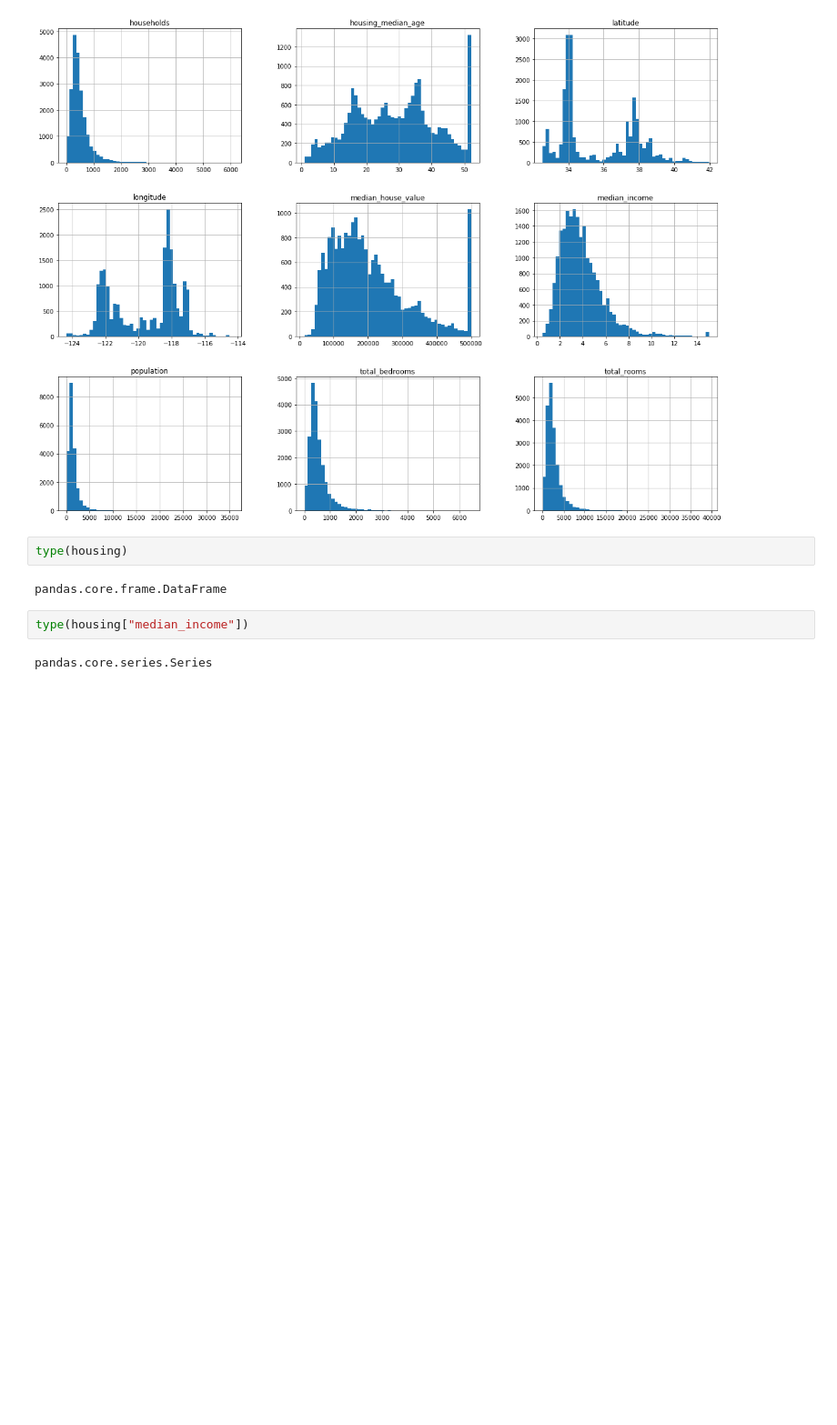
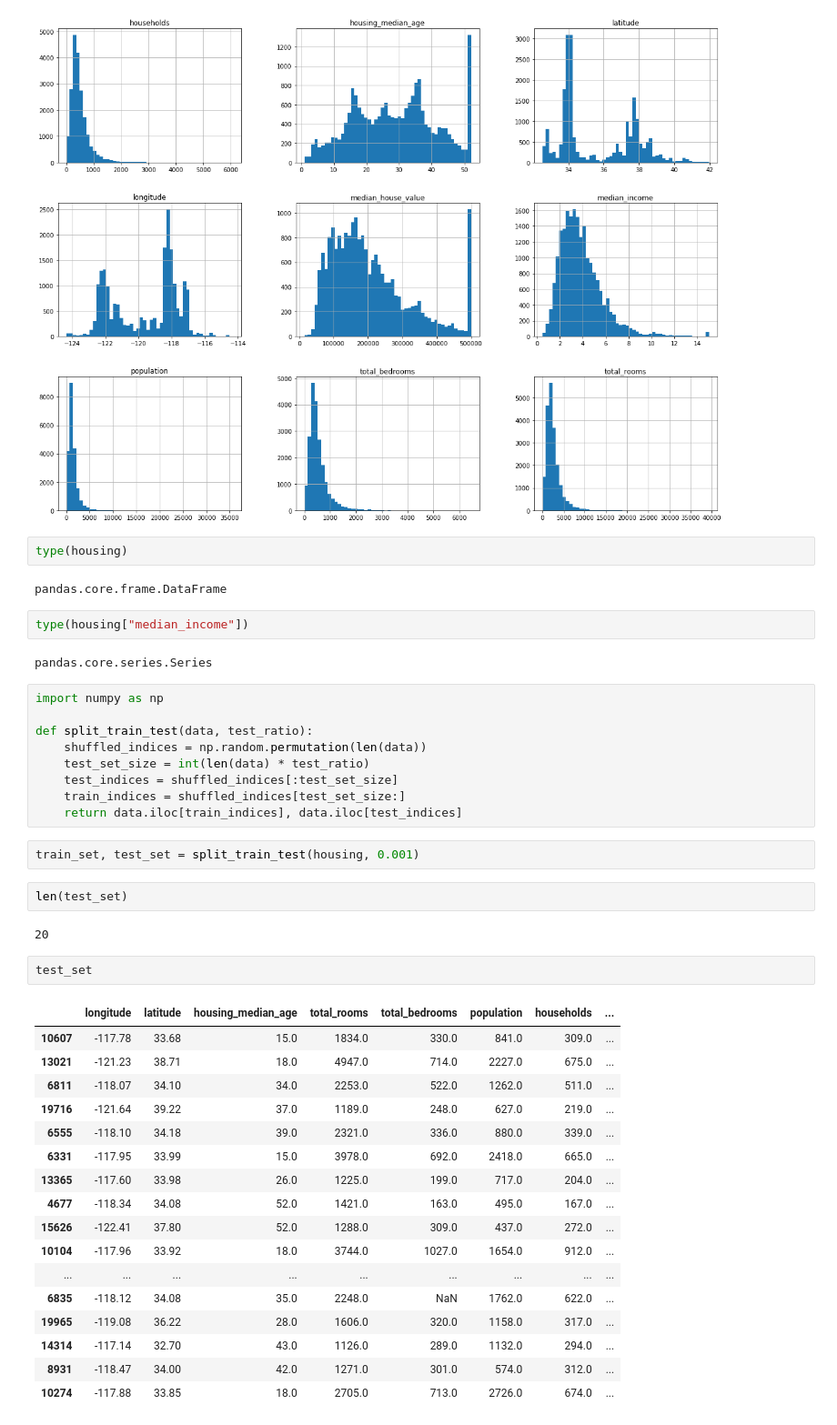
Before and after one commit to chetnashah/mlnotes, a Jupyter notebook: handson-ml.ipynb, the cells around one changed output. Shown: that part at 91% size. Drawn from its saved outputs; the diff is of its cells as text; blank space fills up the shorter version.

```diff
--- a/handson-ml.ipynb
+++ b/handson-ml.ipynb
@@ -166,3 +130,38 @@ pandas.core.frame.DataFrame
 type(housing["median_income"])
 # %% [output]
 pandas.core.series.Series
+# %%
+import numpy as np
+
+def split_train_test(data, test_ratio):
+    shuffled_indices = np.random.permutation(len(data))
+    test_set_size = int(len(data) * test_ratio)
+    test_indices = shuffled_indices[:test_set_size]
+    train_indices = shuffled_indices[test_set_size:]
+    return data.iloc[train_indices], data.iloc[test_indices]
+# %%
+train_set, test_set = split_train_test(housing, 0.001)
+# %%
+len(test_set)
+# %% [output]
+20
+# %%
+test_set
+# %% [output]
+|  | longitude | latitude | housing_median_age | total_rooms | total_bedrooms | population | households | ... |
+| 10607 | -117.78 | 33.68 | 15.0 | 1834.0 | 330.0 | 841.0 | 309.0 | ... |
+| 13021 | -121.23 | 38.71 | 18.0 | 4947.0 | 714.0 | 2227.0 | 675.0 | ... |
+| 6811 | -118.07 | 34.10 | 34.0 | 2253.0 | 522.0 | 1262.0 | 511.0 | ... |
+| 19716 | -121.64 | 39.22 | 37.0 | 1189.0 | 248.0 | 627.0 | 219.0 | ... |
+| 6555 | -118.10 | 34.18 | 39.0 | 2321.0 | 336.0 | 880.0 | 339.0 | ... |
+| 6331 | -117.95 | 33.99 | 15.0 | 3978.0 | 692.0 | 2418.0 | 665.0 | ... |
+| 13365 | -117.60 | 33.98 | 26.0 | 1225.0 | 199.0 | 717.0 | 204.0 | ... |
+| 4677 | -118.34 | 34.08 | 52.0 | 1421.0 | 163.0 | 495.0 | 167.0 | ... |
+| 15626 | -122.41 | 37.80 | 52.0 | 1288.0 | 309.0 | 437.0 | 272.0 | ... |
+| 10104 | -117.96 | 33.92 | 18.0 | 3744.0 | 1027.0 | 1654.0 | 912.0 | ... |
+| ... | ... | ... | ... | ... | ... | ... | ... | ... |
+| 6835 | -118.12 | 34.08 | 35.0 | 2248.0 | NaN | 1762.0 | 622.0 | ... |
+| 19965 | -119.08 | 36.22 | 28.0 | 1606.0 | 320.0 | 1158.0 | 317.0 | ... |
+| 14314 | -117.14 | 32.70 | 43.0 | 1126.0 | 289.0 | 1132.0 | 294.0 | ... |
+| 8931 | -118.47 | 34.00 | 42.0 | 1271.0 | 301.0 | 574.0 | 312.0 | ... |
+| 10274 | -117.88 | 33.85 | 18.0 | 2705.0 | 713.0 | 2726.0 | 674.0 | ... |
```
Also changed, not shown: parts of 5 cells of this notebook, 15 other files.
